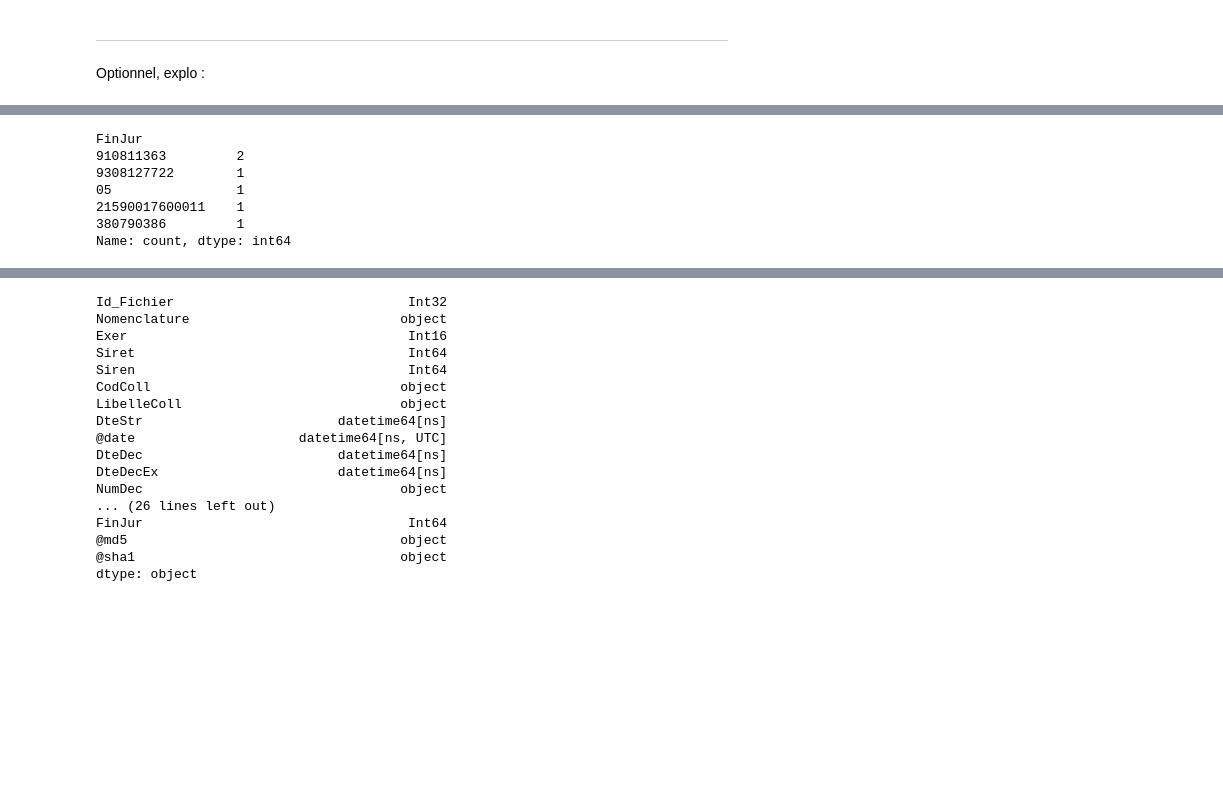
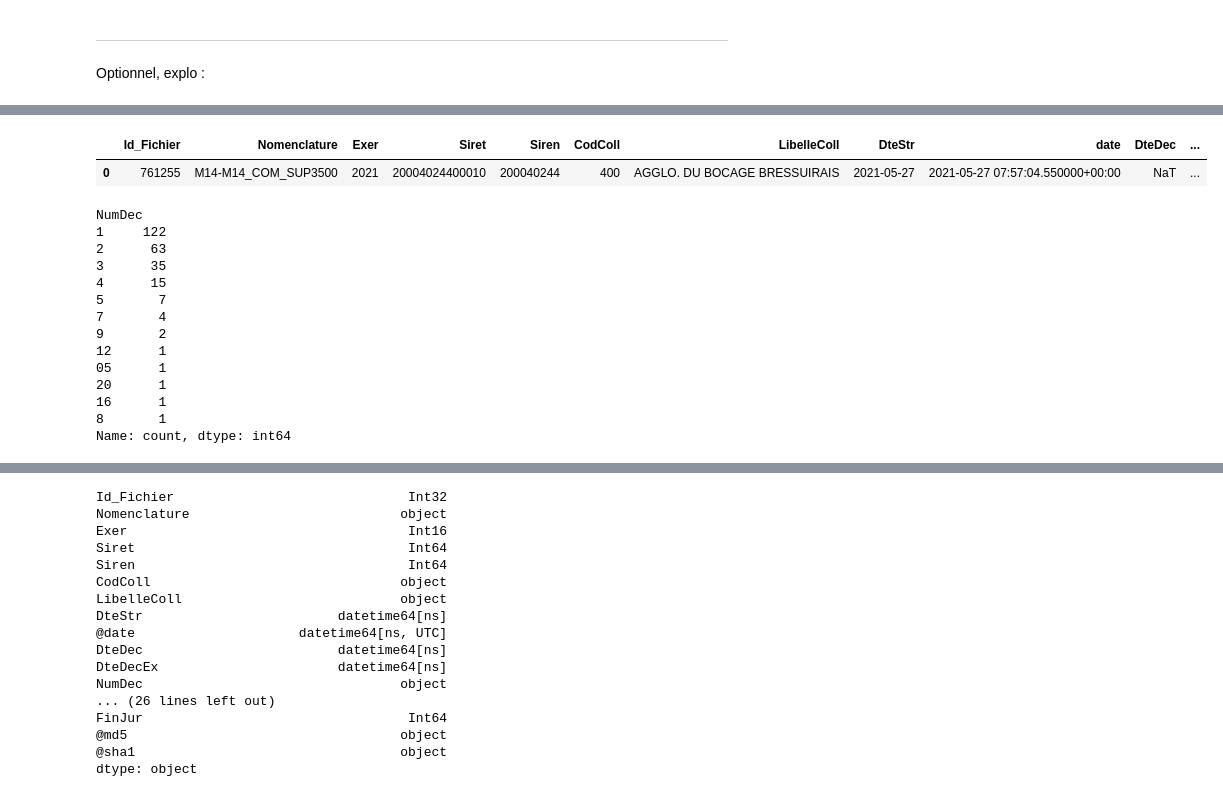
Before and after one commit to Verzocchia/ETL_Lignes_Budget_EV, a Jupyter notebook: extraction_par_bloc.ipynb, the cells around one changed output, grey strips where cells are left out. Cells and saved outputs as stored; diff of their text form; code cells hidden in the pictures; blank space fills up the shorter version.

```diff
--- a/extraction_par_bloc.ipynb
+++ b/extraction_par_bloc.ipynb
@@ -203,7 +199,7 @@ def extraction_document_budgetaire(fichier_parse, dictionnaire_id) :
   blocbudget = extraction_donnees(fichier_parse['DocumentBudgetaire']['Budget']['BlocBudget'])
   entetedocbudg = extraction_donnees(fichier_parse['DocumentBudgetaire']['EnTeteDocBudgetaire'])
   entetebudget = extraction_donnees(fichier_parse['DocumentBudgetaire']['Budget']['EnTeteBudget'])
-  scellement = fichier_parse['DocumentBudgetaire']['Scellement']
+  scellement = {'date' : fichier_parse['DocumentBudgetaire']['Scellement'].get('@date')}
 
   liste_fichier = [{**blocbudget, **entetedocbudg, **entetebudget, **scellement, **dictionnaire_id}]
   df_doc_budgetaire_prep_1 = pd.DataFrame(liste_fichier)
@@ -301,7 +304,7 @@ def multi_document(chemin_des_xml) :
  liste_df = []
 
  for fichier in chemin_xml_entree_glob :
-  id_fichier = _isolement_id(fichier)
+  id_fichier = extraction_id(fichier)
   #print(id_fichier)
   #Necessite verif dans tables
   if id_fichier is None :
@@ -323,4 +326,4 @@ def multi_document(chemin_des_xml) :
  df_mega = pd.concat(liste_df)
  return df_mega
 # %%
-df_doc1 = multi_document(chemin_20)
+df_doc1 = multi_document('../fichiers20/todo_xml_20/test_1k/')
@@ -330,10 +350,22 @@ no element found: line 1, column 0
+# %%
+df_doc1[df_doc1['NumDec'] == '20']
+# %% [output]
+|  | Id_Fichier | Nomenclature | Exer | Siret | Siren | CodColl | LibelleColl | DteStr | date | DteDec | ... |
+| 0 | 761255 | M14-M14_COM_SUP3500 | 2021 | 20004024400010 | 200040244 | 400 | AGGLO. DU BOCAGE BRESSUIRAIS | 2021-05-27 | 2021-05-27 07:57:04.550000+00:00 | NaT | ... |
 # %%
-df_doc1['FinJur'].value_counts()
+df_doc1['NumDec'].value_counts()
 # %% [output]
-FinJur
-910811363         2
-9308127722        1
-05                1
-21590017600011    1
-380790386         1
+NumDec
+1     122
+2      63
+3      35
+4      15
+5       7
+7       4
+9       2
+12      1
+05      1
+20      1
+16      1
+8       1
 Name: count, dtype: int64
```
Also changed, not shown: parts of 26 cells of this notebook.
